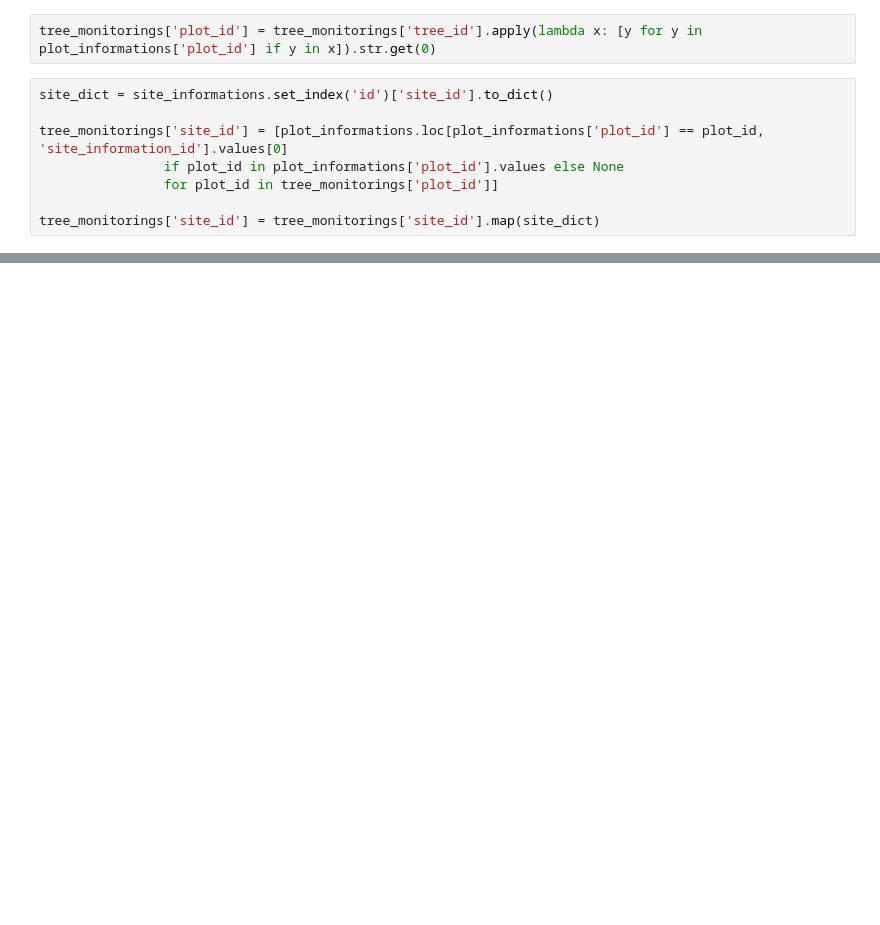
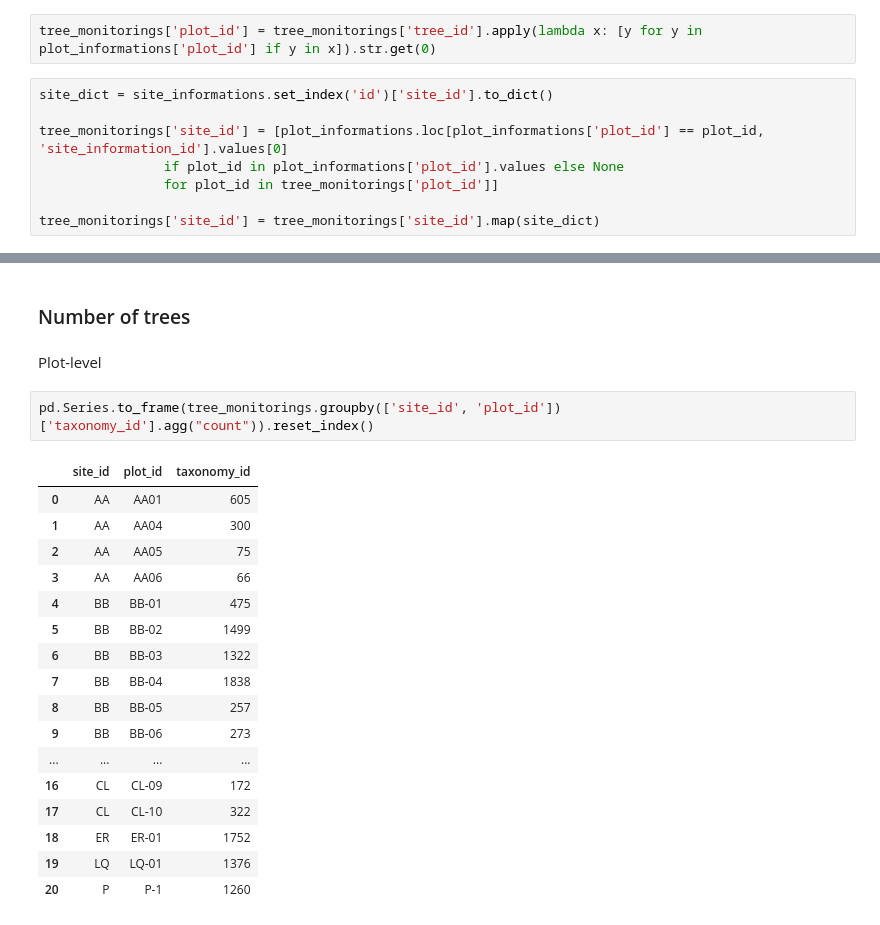
Before and after one commit to ZakiRMuc/CBRMS, a Jupyter notebook: CBRMS_biomass.ipynb, the cells around one changed output, grey strips where cells are left out. Saved outputs shown, nothing was run; the diff lists cells and outputs as text; blank space fills up the shorter version.

```diff
--- a/CBRMS_biomass.ipynb
+++ b/CBRMS_biomass.ipynb
@@ -490,0 +462,24 @@ tree_monitorings['site_id'] = tree_monitorings['site_id'].map(site_dict)
+# %% [markdown]
+### Number of trees
+# %% [markdown]
+Plot-level
+# %%
+pd.Series.to_frame(tree_monitorings.groupby(['site_id', 'plot_id'])['taxonomy_id'].agg("count")).reset_index()
+# %% [output]
+|  | site_id | plot_id | taxonomy_id |
+| 0 | AA | AA01 | 605 |
+| 1 | AA | AA04 | 300 |
+| 2 | AA | AA05 | 75 |
+| 3 | AA | AA06 | 66 |
+| 4 | BB | BB-01 | 475 |
+| 5 | BB | BB-02 | 1499 |
+| 6 | BB | BB-03 | 1322 |
+| 7 | BB | BB-04 | 1838 |
+| 8 | BB | BB-05 | 257 |
+| 9 | BB | BB-06 | 273 |
+| ... | ... | ... | ... |
+| 16 | CL | CL-09 | 172 |
+| 17 | CL | CL-10 | 322 |
+| 18 | ER | ER-01 | 1752 |
+| 19 | LQ | LQ-01 | 1376 |
+| 20 | P | P-1 | 1260 |
```
Also changed, not shown: parts of 31 cells of this notebook.
